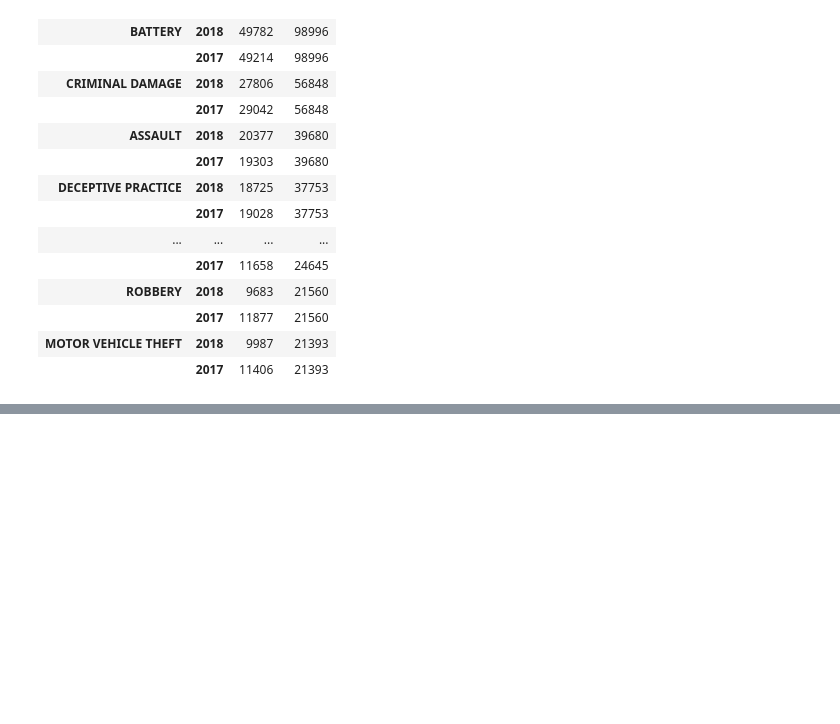
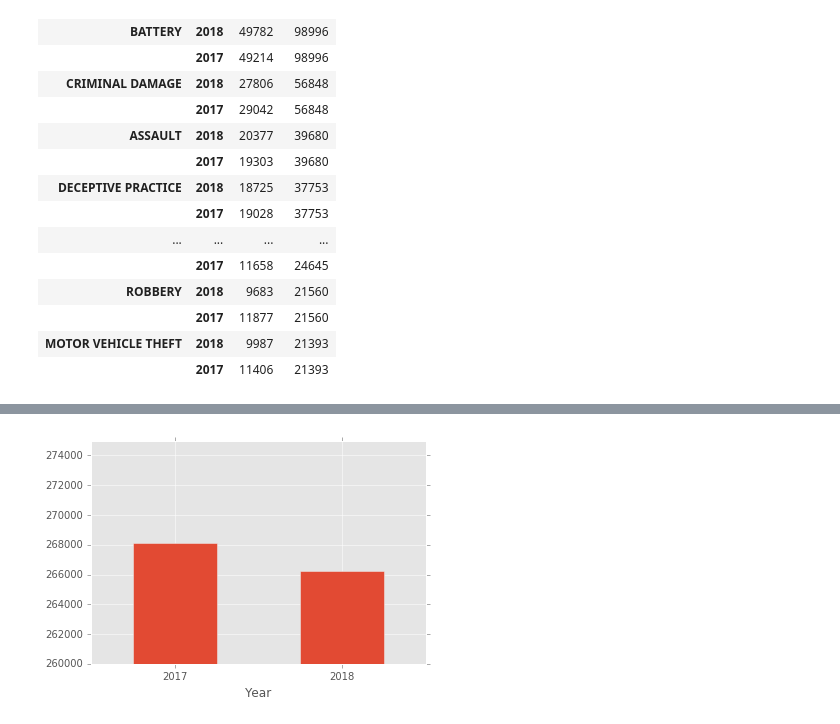
Before and after one commit to capp-machine-learning/chicago-crime-analysis, a Jupyter notebook: data_analysis.ipynb, the cells around one changed output, grey strips where cells are left out. Cells and saved outputs as stored; diff of their text form; code cells hidden in the pictures; blank space fills up the shorter version.

```diff
--- a/data_analysis.ipynb
+++ b/data_analysis.ipynb
@@ -61,0 +69,6 @@ fig = type_count_df[:10].Count.unstack().plot.bar(stacked=True, figsize=(18,10))
+# %%
+year_ax = year_df.plot(kind="bar", legend=False, rot=0)
+year_ax.set_ylim(260000, 275000)
+plt.show()
+# %% [output]
+[figure, added]
```
Also changed, not shown: parts of 5 cells of this notebook.
